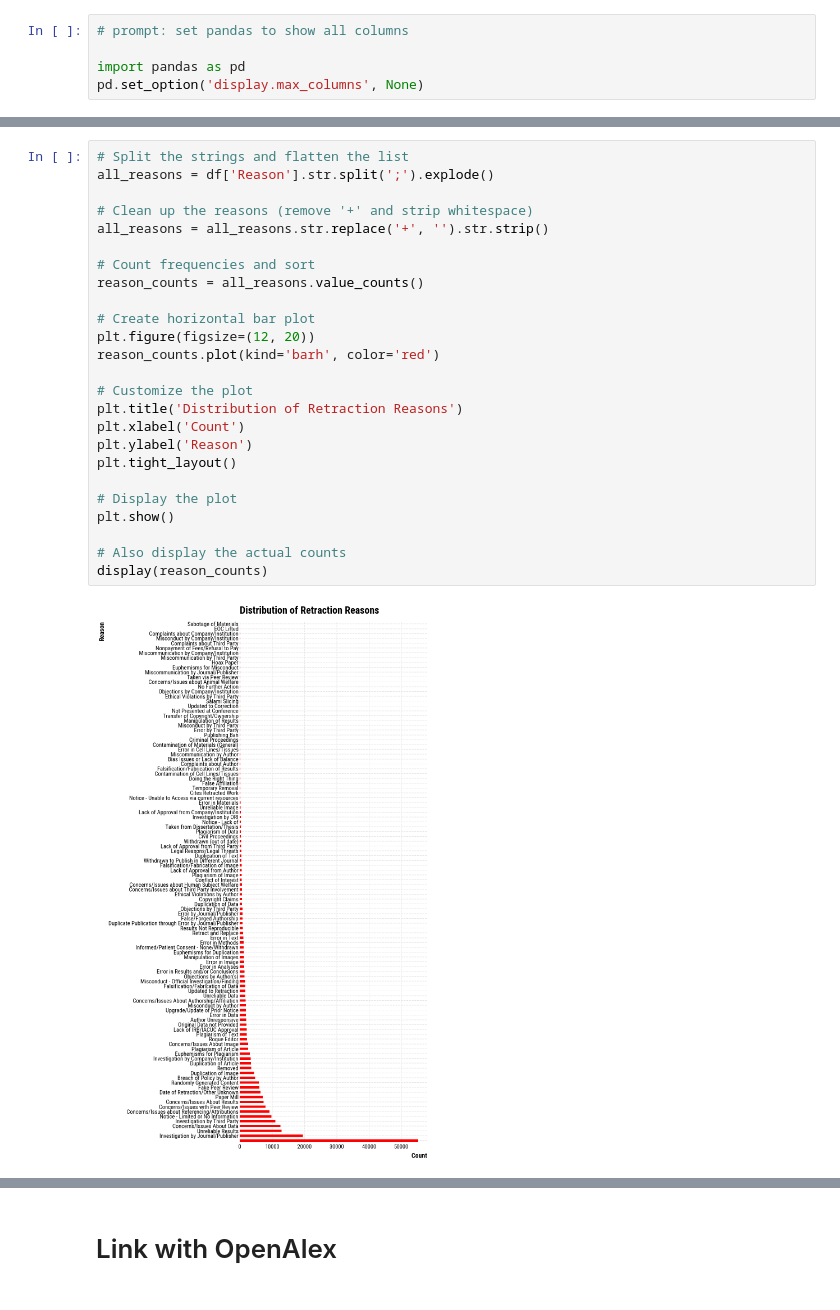
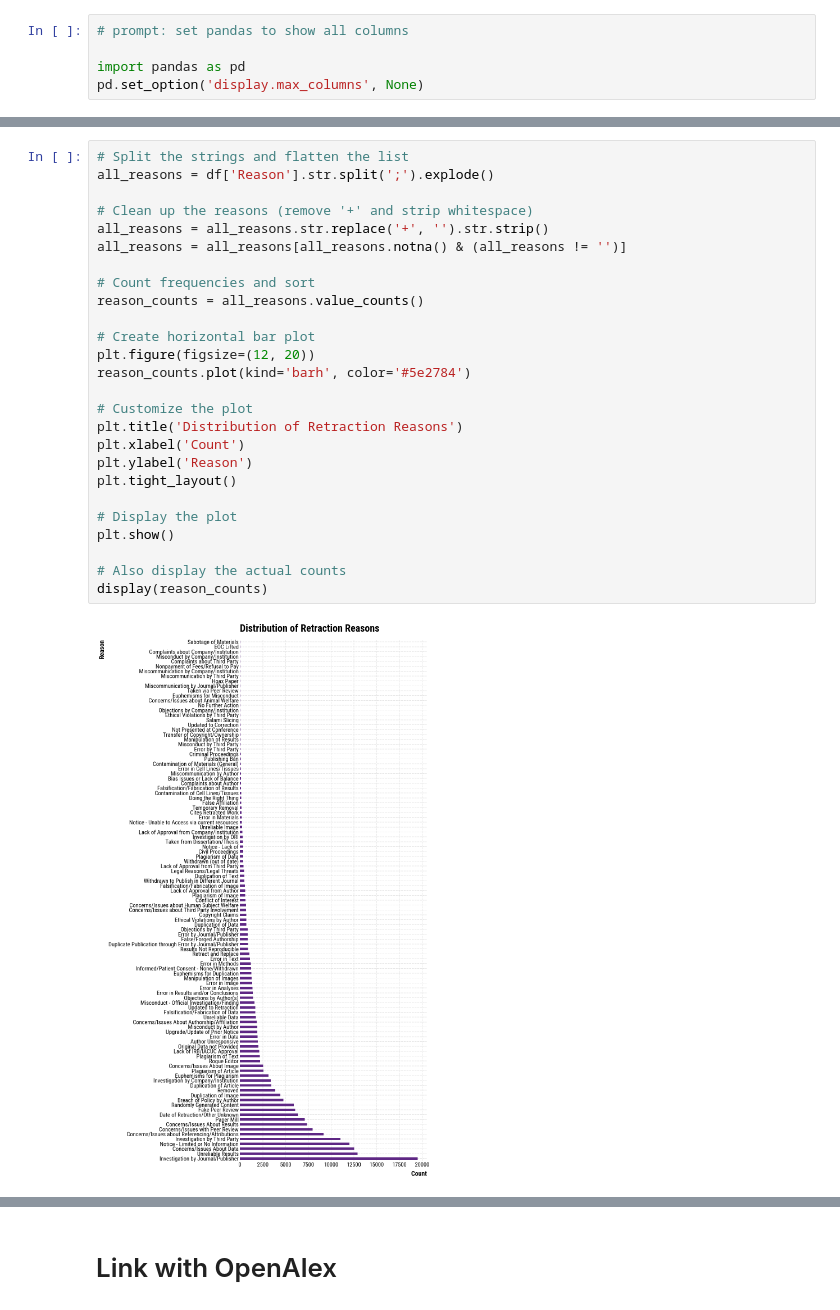
Before and after one commit to MNoichl/retractions, a Jupyter notebook: samuli_and_max_retraction.ipynb, the cells around one changed output, grey strips where cells are left out. Drawn from its saved outputs; the diff is of its cells as text.

```diff
--- a/samuli_and_max_retraction.ipynb
+++ b/samuli_and_max_retraction.ipynb
@@ -214,27 +162,28 @@ dtype: int64
 # %%
 # Split the strings and flatten the list
 all_reasons = df['Reason'].str.split(';').explode()
 
 # Clean up the reasons (remove '+' and strip whitespace)
 all_reasons = all_reasons.str.replace('+', '').str.strip()
+all_reasons = all_reasons[all_reasons.notna() & (all_reasons != '')]
 
 # Count frequencies and sort
 reason_counts = all_reasons.value_counts()
 
 # Create horizontal bar plot
 plt.figure(figsize=(12, 20))
-reason_counts.plot(kind='barh', color='red')
+reason_counts.plot(kind='barh', color='#5e2784')
 
 # Customize the plot
 plt.title('Distribution of Retraction Reasons')
 plt.xlabel('Count')
 plt.ylabel('Reason')
 plt.tight_layout()
 
 # Display the plot
 plt.show()
 
 # Also display the actual counts
 display(reason_counts)
 # %% [output]
-[figure, old version]
+[figure, new version]
```
Also changed, not shown: parts of 28 cells of this notebook.
